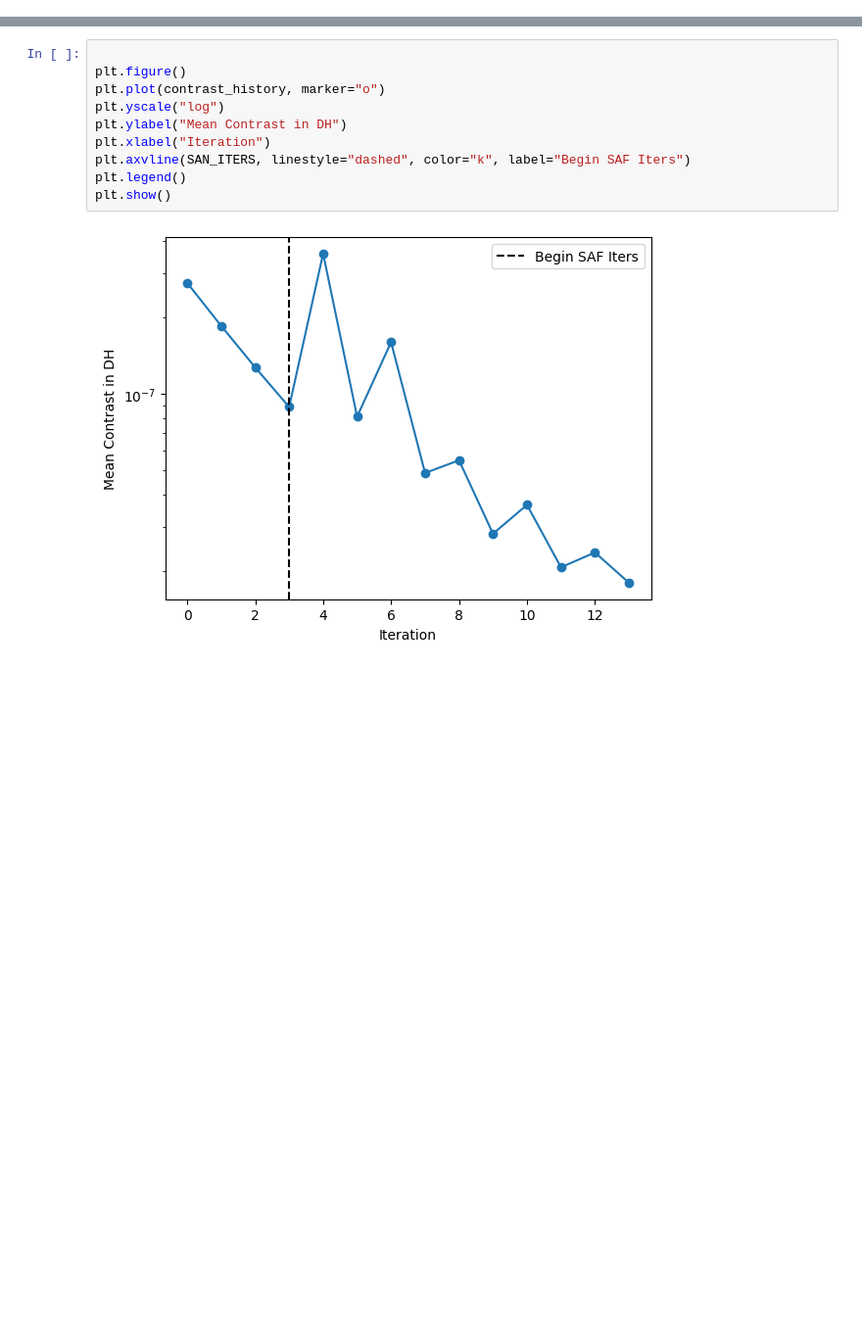
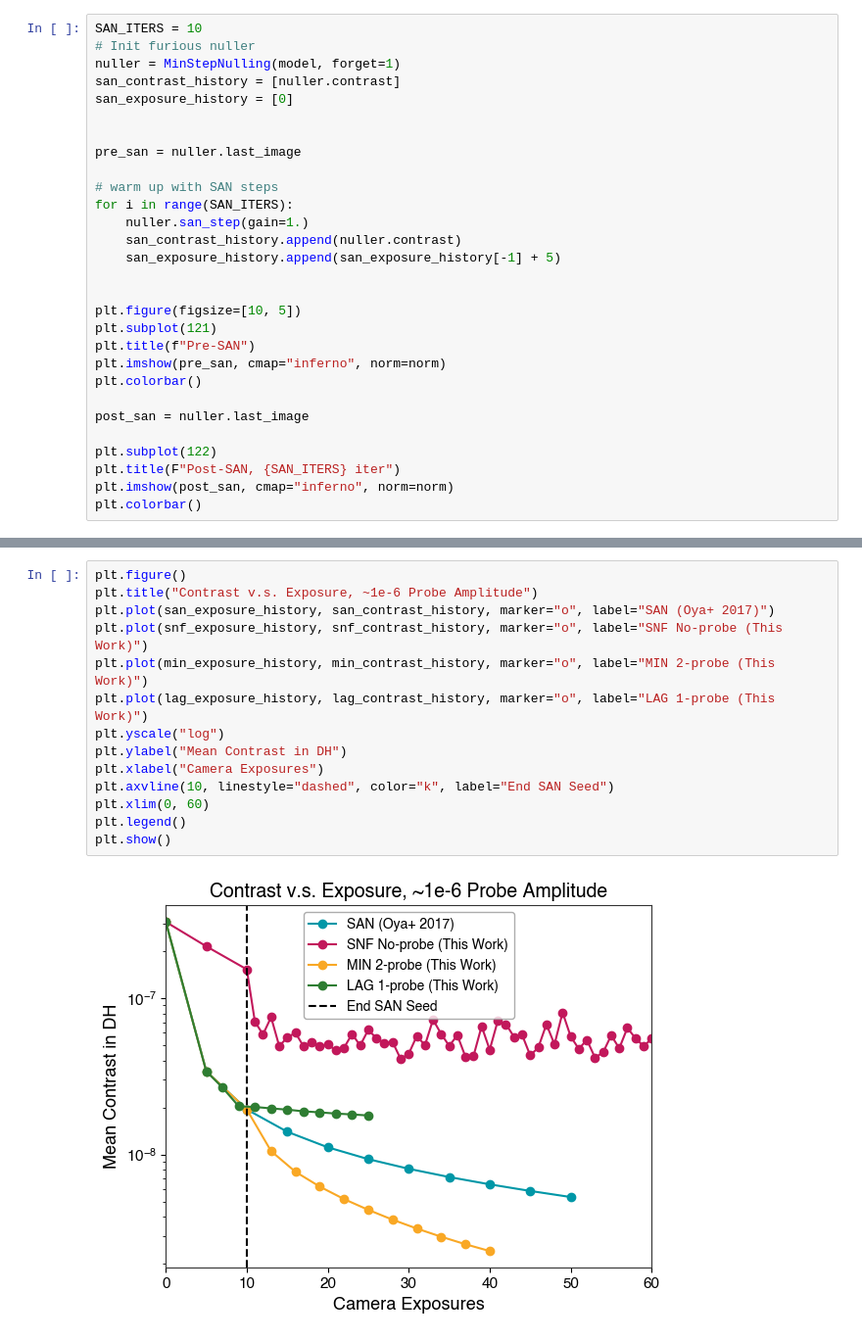
Before and after one commit to Jashcraf/san_and_furious, a Jupyter notebook: algo_test.ipynb, the cells around one changed output, grey strips where cells are left out. Shown at 98% size. Drawn from its saved outputs; the diff is of its cells as text; blank space fills up the shorter version.

```diff
--- a/algo_test.ipynb
+++ b/algo_test.ipynb
@@ -59,0 +72,29 @@ plt.colorbar()
+# %%
+SAN_ITERS = 10
+# Init furious nuller
+nuller = MinStepNulling(model, forget=1)
+san_contrast_history = [nuller.contrast]
+san_exposure_history = [0]
+
+
+pre_san = nuller.last_image
+
+# warm up with SAN steps
+for i in range(SAN_ITERS):
+    nuller.san_step(gain=1.)
+    san_contrast_history.append(nuller.contrast)
+    san_exposure_history.append(san_exposure_history[-1] + 5)
+
+
+plt.figure(figsize=[10, 5])
+plt.subplot(121)
+plt.title(f"Pre-SAN")
+plt.imshow(pre_san, cmap="inferno", norm=norm)
+plt.colorbar()
+
+post_san = nuller.last_image
+
+plt.subplot(122)
+plt.title(F"Post-SAN, {SAN_ITERS} iter")
+plt.imshow(post_san, cmap="inferno", norm=norm)
+plt.colorbar()
@@ -60,15 +188,19 @@ plt.colorbar()
 # %%
-
 plt.figure()
-plt.plot(contrast_history, marker="o")
+plt.title("Contrast v.s. Exposure, ~1e-6 Probe Amplitude")
+plt.plot(san_exposure_history, san_contrast_history, marker="o", label="SAN (Oya+ 2017)")
+plt.plot(snf_exposure_history, snf_contrast_history, marker="o", label="SNF No-probe (This Work)")
+plt.plot(min_exposure_history, min_contrast_history, marker="o", label="MIN 2-probe (This Work)")
+plt.plot(lag_exposure_history, lag_contrast_history, marker="o", label="LAG 1-probe (This Work)")
 plt.yscale("log")
 plt.ylabel("Mean Contrast in DH")
-plt.xlabel("Iteration")
-plt.axvline(SAN_ITERS, linestyle="dashed", color="k", label="Begin SAF Iters")
+plt.xlabel("Camera Exposures")
+plt.axvline(10, linestyle="dashed", color="k", label="End SAN Seed")
+plt.xlim(0, 60)
 plt.legend()
 plt.show()
 # %% [output]
-[figure, old version]
+[figure, new version]
 # %%
 jacobian = np.zeros([128, 128])
 jacobian[nuller.dz] = nuller.kappa_cos
```
Also changed, not shown: parts of 12 cells of this notebook, 1 other file.
